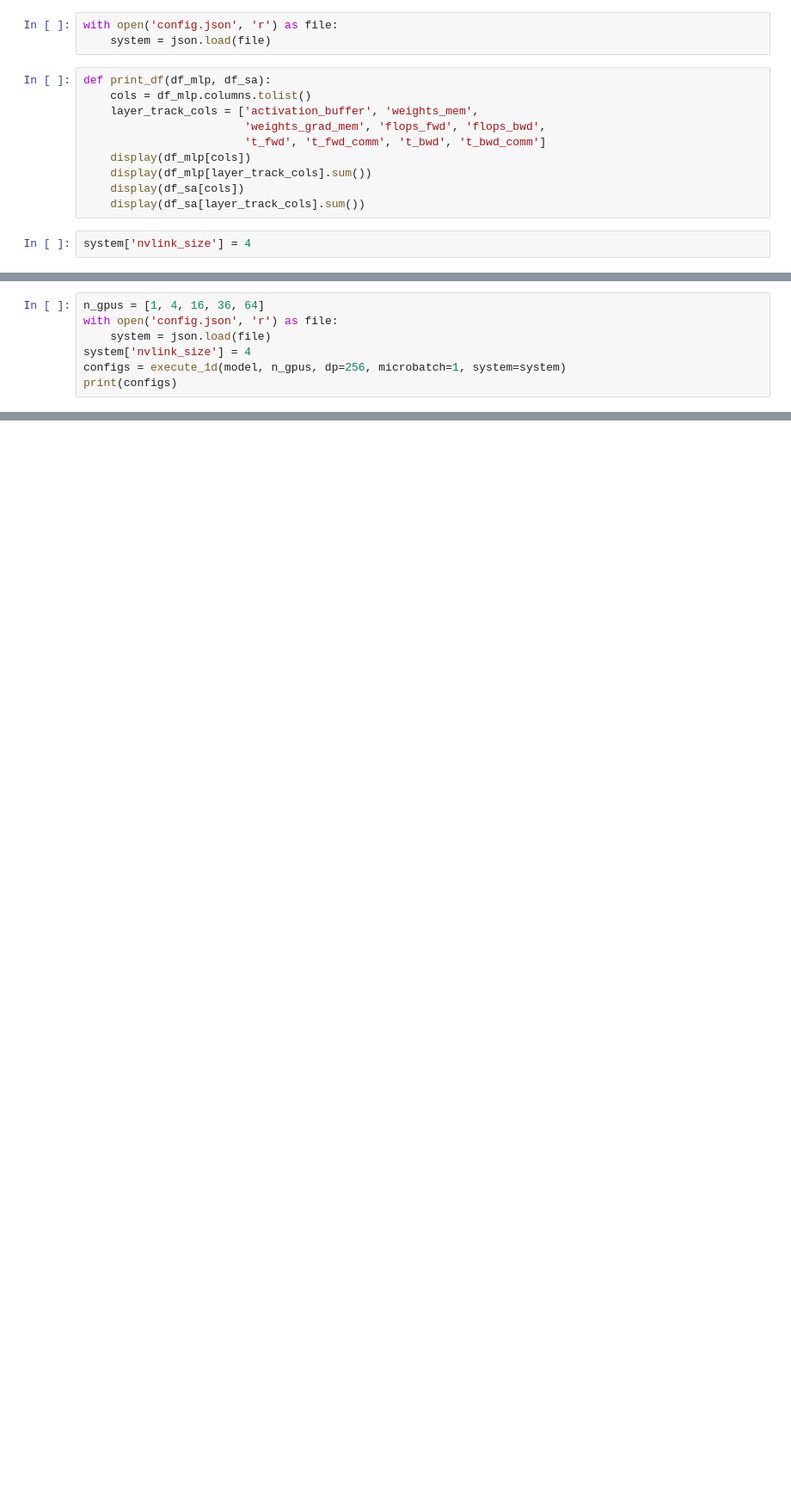
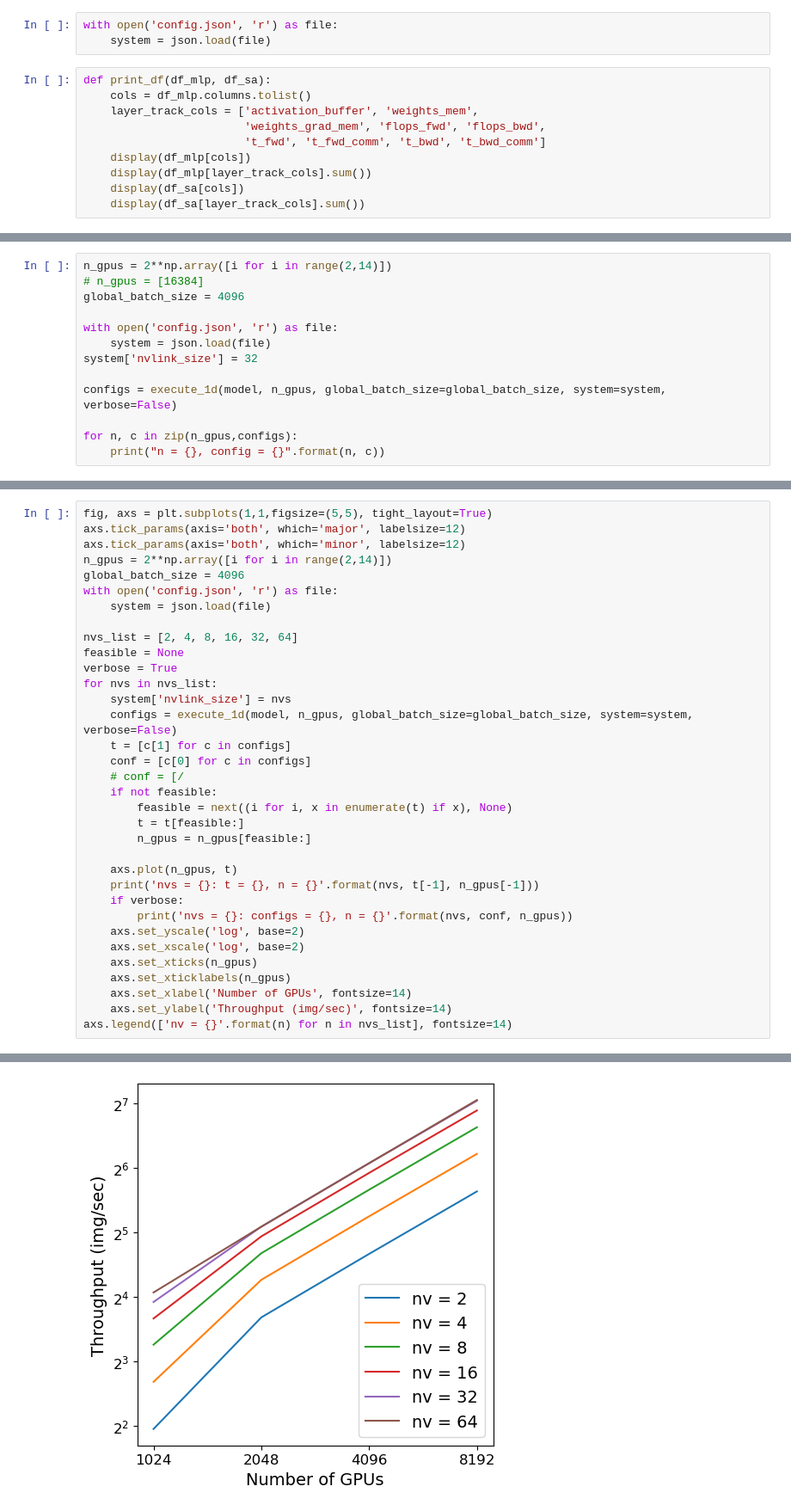
Before and after one commit to ShashankSubramanian/transformer-perf-estimates, a Jupyter notebook: transformers-pipeline.ipynb, the cells around one changed output, grey strips where cells are left out. Shown: that part at 86% size. Saved outputs shown, nothing was run; the diff lists cells and outputs as text; blank space fills up the shorter version.

```diff
--- a/transformers-pipeline.ipynb
+++ b/transformers-pipeline.ipynb
@@ -41,6 +46,4 @@ def print_df(df_mlp, df_sa):
     display(df_mlp[layer_track_cols].sum())
     display(df_sa[cols])
     display(df_sa[layer_track_cols].sum())
-# %%
-system['nvlink_size'] = 4
 # %%
@@ -97,8 +61,14 @@ mem consumed = 179.031178752
 # %%
-n_gpus = [1, 4, 16, 36, 64]
+n_gpus = 2**np.array([i for i in range(2,14)])
+# n_gpus = [16384]
+global_batch_size = 4096
+
 with open('config.json', 'r') as file:
     system = json.load(file)
-system['nvlink_size'] = 4
-configs = execute_1d(model, n_gpus, dp=256, microbatch=1, system=system)
-print(configs)
+system['nvlink_size'] = 32
+
+configs = execute_1d(model, n_gpus, global_batch_size=global_batch_size, system=system, verbose=False)
+
+for n, c in zip(n_gpus,configs):
+    print("n = {}, config = {}".format(n, c))
 # %% [output]
@@ -105,0 +87,35 @@ NameError: name 'l' is not defined
+# %%
+fig, axs = plt.subplots(1,1,figsize=(5,5), tight_layout=True)
+axs.tick_params(axis='both', which='major', labelsize=12)
+axs.tick_params(axis='both', which='minor', labelsize=12)
+n_gpus = 2**np.array([i for i in range(2,14)])
+global_batch_size = 4096
+with open('config.json', 'r') as file:
+    system = json.load(file)
+
+nvs_list = [2, 4, 8, 16, 32, 64]
+feasible = None
+verbose = True
+for nvs in nvs_list:
+    system['nvlink_size'] = nvs
+    configs = execute_1d(model, n_gpus, global_batch_size=global_batch_size, system=system, verbose=False)
+    t = [c[1] for c in configs]
+    conf = [c[0] for c in configs]
+    # conf = [/
+    if not feasible:
+        feasible = next((i for i, x in enumerate(t) if x), None)
+        t = t[feasible:]
+        n_gpus = n_gpus[feasible:]
+
+    axs.plot(n_gpus, t)
+    print('nvs = {}: t = {}, n = {}'.format(nvs, t[-1], n_gpus[-1]))
+    if verbose:
+        print('nvs = {}: configs = {}, n = {}'.format(nvs, conf, n_gpus))
+    axs.set_yscale('log', base=2)
+    axs.set_xscale('log', base=2)
+    axs.set_xticks(n_gpus)
+    axs.set_xticklabels(n_gpus)
+    axs.set_xlabel('Number of GPUs', fontsize=14)
+    axs.set_ylabel('Throughput (img/sec)', fontsize=14)
+axs.legend(['nv = {}'.format(n) for n in nvs_list], fontsize=14)
+# %% [output]
@@ -105,0 +135 @@ NameError: name 'l' is not defined
+[figure, added]
```
Also changed, not shown: parts of 6 cells of this notebook, 6 other files.
